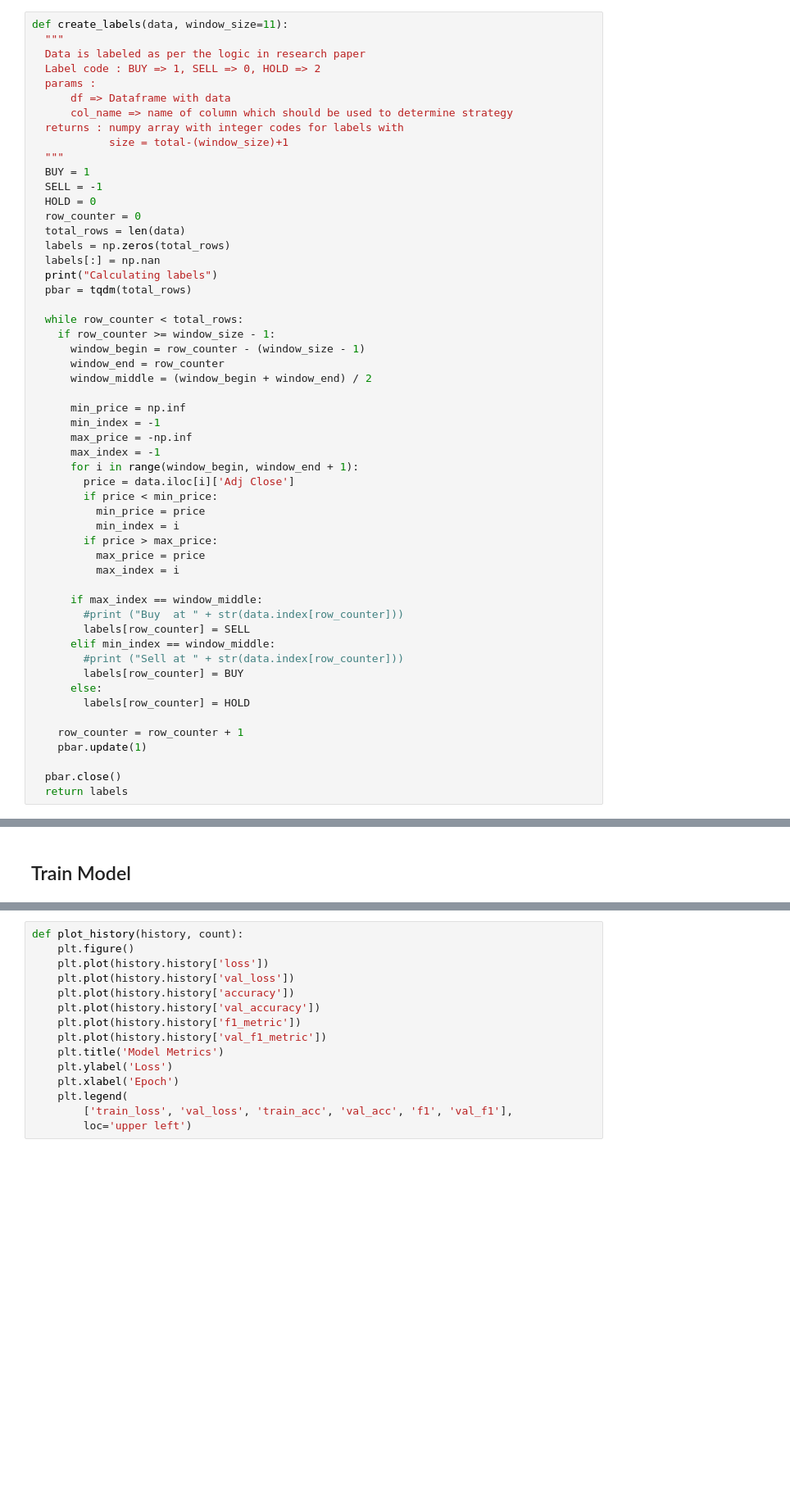
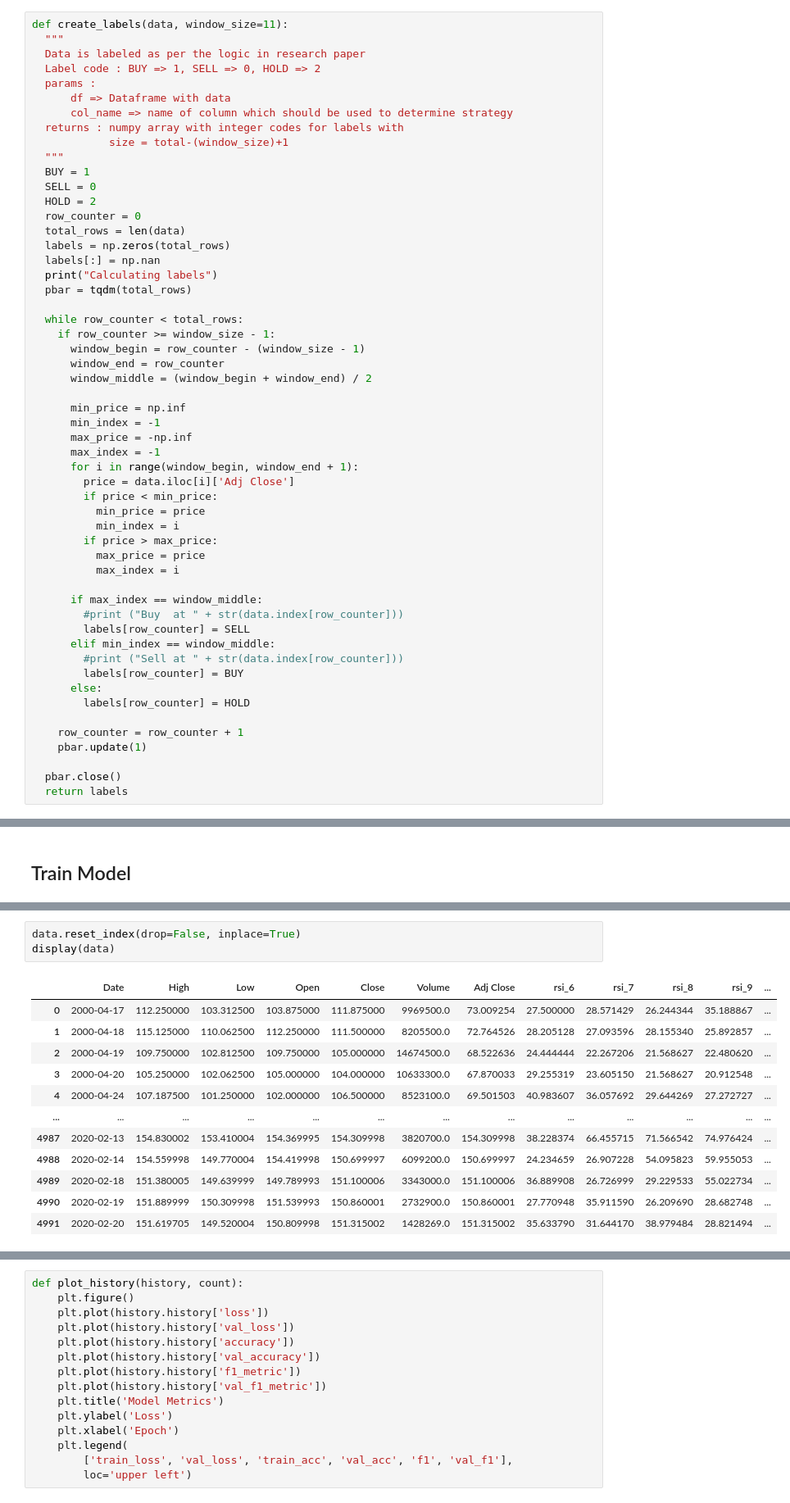
Before and after one commit to ajmal017/FinTech, a Jupyter notebook: SellBuyHoldPredictor.ipynb, the cells around one changed output, grey strips where cells are left out. Shown at 82% size. Drawn from its saved outputs; the diff is of its cells as text; blank space fills up the shorter version.

```diff
--- a/SellBuyHoldPredictor.ipynb
+++ b/SellBuyHoldPredictor.ipynb
@@ -388,8 +391,8 @@ def create_labels(data, window_size=11):
             size = total-(window_size)+1
   """
   BUY = 1
-  SELL = -1
-  HOLD = 0
+  SELL = 0
+  HOLD = 2
   row_counter = 0
   total_rows = len(data)
   labels = np.zeros(total_rows)
@@ -707,0 +729,16 @@ _________________________________________________________________
+# %%
+data.reset_index(drop=False, inplace=True)
+display(data)
+# %% [output]
+|  | Date | High | Low | Open | Close | Volume | Adj Close | rsi_6 | rsi_7 | rsi_8 | rsi_9 | ... |
+| 0 | 2000-04-17 | 112.250000 | 103.312500 | 103.875000 | 111.875000 | 9969500.0 | 73.009254 | 27.500000 | 28.571429 | 26.244344 | 35.188867 | ... |
+| 1 | 2000-04-18 | 115.125000 | 110.062500 | 112.250000 | 111.500000 | 8205500.0 | 72.764526 | 28.205128 | 27.093596 | 28.155340 | 25.892857 | ... |
+| 2 | 2000-04-19 | 109.750000 | 102.812500 | 109.750000 | 105.000000 | 14674500.0 | 68.522636 | 24.444444 | 22.267206 | 21.568627 | 22.480620 | ... |
+| 3 | 2000-04-20 | 105.250000 | 102.062500 | 105.000000 | 104.000000 | 10633300.0 | 67.870033 | 29.255319 | 23.605150 | 21.568627 | 20.912548 | ... |
+| 4 | 2000-04-24 | 107.187500 | 101.250000 | 102.000000 | 106.500000 | 8523100.0 | 69.501503 | 40.983607 | 36.057692 | 29.644269 | 27.272727 | ... |
+| ... | ... | ... | ... | ... | ... | ... | ... | ... | ... | ... | ... | ... |
+| 4987 | 2020-02-13 | 154.830002 | 153.410004 | 154.369995 | 154.309998 | 3820700.0 | 154.309998 | 38.228374 | 66.455715 | 71.566542 | 74.976424 | ... |
+| 4988 | 2020-02-14 | 154.559998 | 149.770004 | 154.419998 | 150.699997 | 6099200.0 | 150.699997 | 24.234659 | 26.907228 | 54.095823 | 59.955053 | ... |
+| 4989 | 2020-02-18 | 151.380005 | 149.639999 | 149.789993 | 151.100006 | 3343000.0 | 151.100006 | 36.889908 | 26.726999 | 29.229533 | 55.022734 | ... |
+| 4990 | 2020-02-19 | 151.889999 | 150.309998 | 151.539993 | 150.860001 | 2732900.0 | 150.860001 | 27.770948 | 35.911590 | 26.209690 | 28.682748 | ... |
+| 4991 | 2020-02-20 | 151.619705 | 149.520004 | 150.809998 | 151.315002 | 1428269.0 | 151.315002 | 35.633790 | 31.644170 | 38.979484 | 28.821494 | ... |
```
Also changed, not shown: parts of 26 cells of this notebook.
